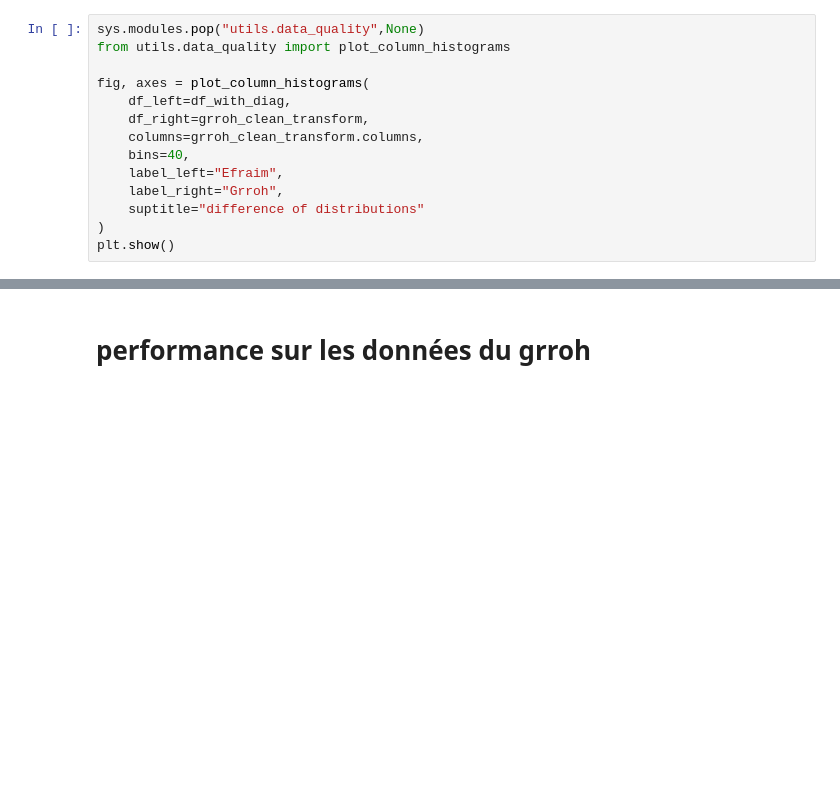
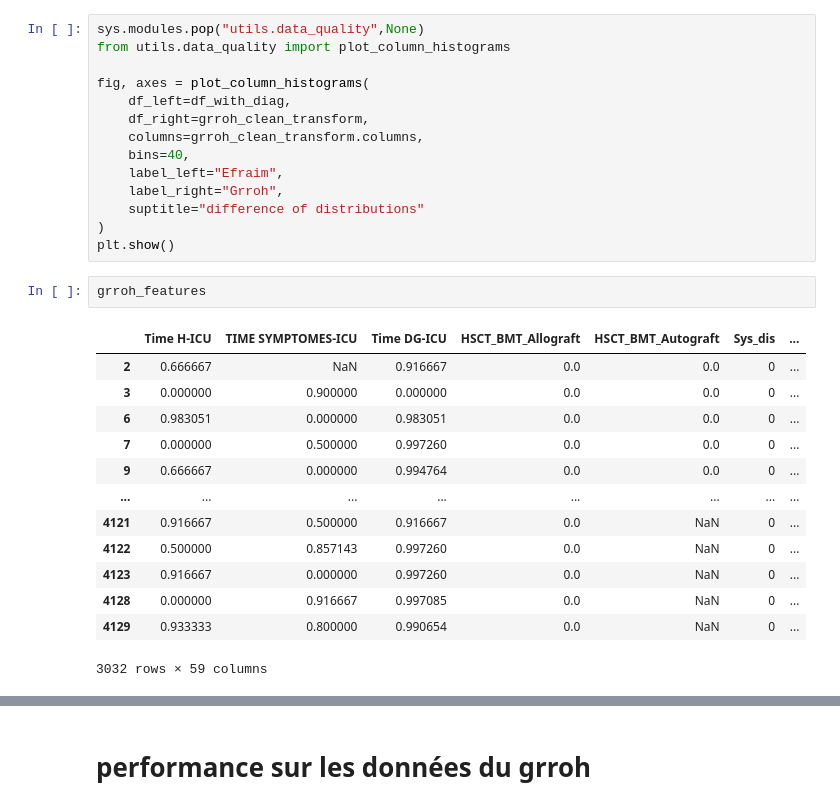
Before and after one commit to Romain-Forte/respiratory_diagnostics, a Jupyter notebook: bazea_dataset.ipynb, the cells around one changed output, grey strips where cells are left out. Cells and saved outputs as stored; diff of their text form; blank space fills up the shorter version.

```diff
--- a/bazea_dataset.ipynb
+++ b/bazea_dataset.ipynb
@@ -438,3 +474,19 @@ fig, axes = plot_column_histograms(
     suptitle="difference of distributions"
 )
 plt.show()
+# %%
+grroh_features
+# %% [output]
+|  | Time H-ICU | TIME SYMPTOMES-ICU | Time DG-ICU | HSCT_BMT_Allograft | HSCT_BMT_Autograft | Sys_dis | ... |
+| 2 | 0.666667 | NaN | 0.916667 | 0.0 | 0.0 | 0 | ... |
+| 3 | 0.000000 | 0.900000 | 0.000000 | 0.0 | 0.0 | 0 | ... |
+| 6 | 0.983051 | 0.000000 | 0.983051 | 0.0 | 0.0 | 0 | ... |
+| 7 | 0.000000 | 0.500000 | 0.997260 | 0.0 | 0.0 | 0 | ... |
+| 9 | 0.666667 | 0.000000 | 0.994764 | 0.0 | 0.0 | 0 | ... |
+| ... | ... | ... | ... | ... | ... | ... | ... |
+| 4121 | 0.916667 | 0.500000 | 0.916667 | 0.0 | NaN | 0 | ... |
+| 4122 | 0.500000 | 0.857143 | 0.997260 | 0.0 | NaN | 0 | ... |
+| 4123 | 0.916667 | 0.000000 | 0.997260 | 0.0 | NaN | 0 | ... |
+| 4128 | 0.000000 | 0.916667 | 0.997085 | 0.0 | NaN | 0 | ... |
+| 4129 | 0.933333 | 0.800000 | 0.990654 | 0.0 | NaN | 0 | ... |
+3032 rows × 59 columns
```
Also changed, not shown: parts of 24 cells of this notebook, 16 other files.
